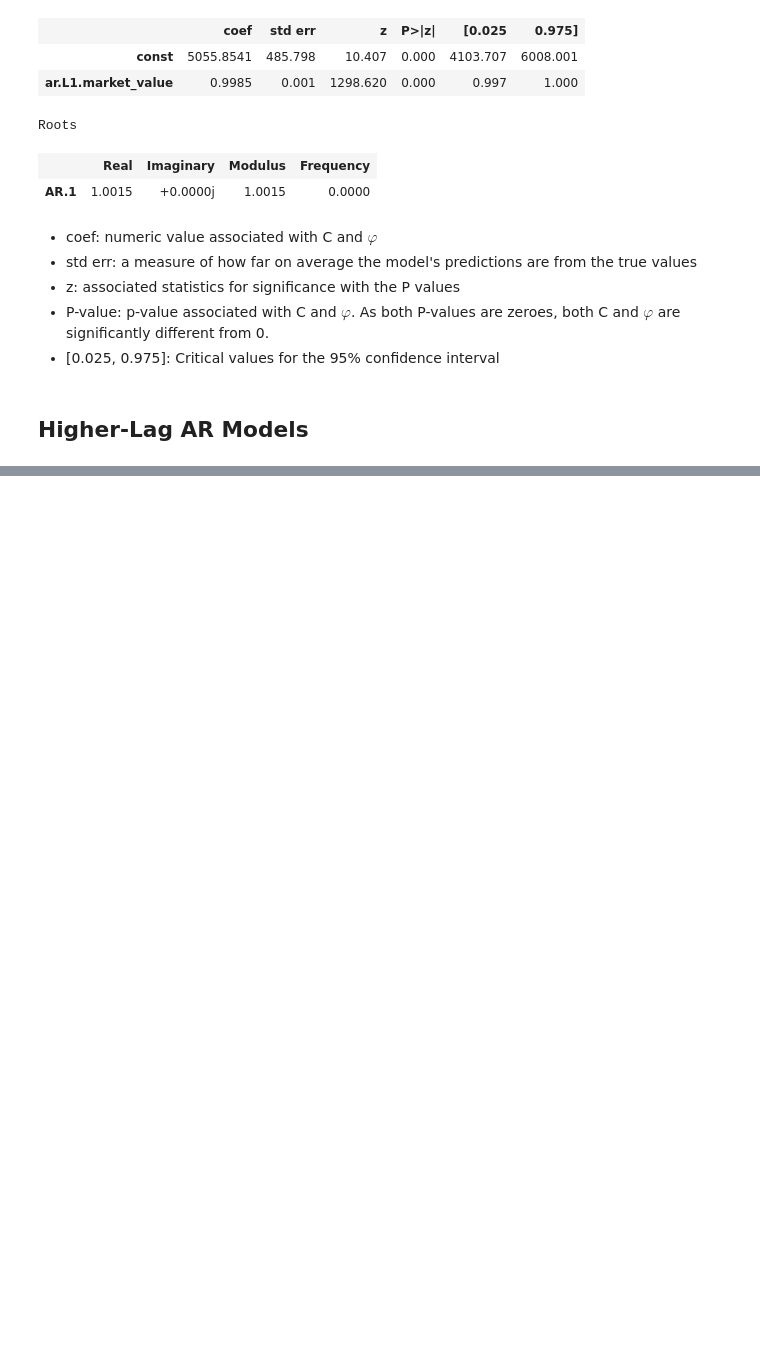
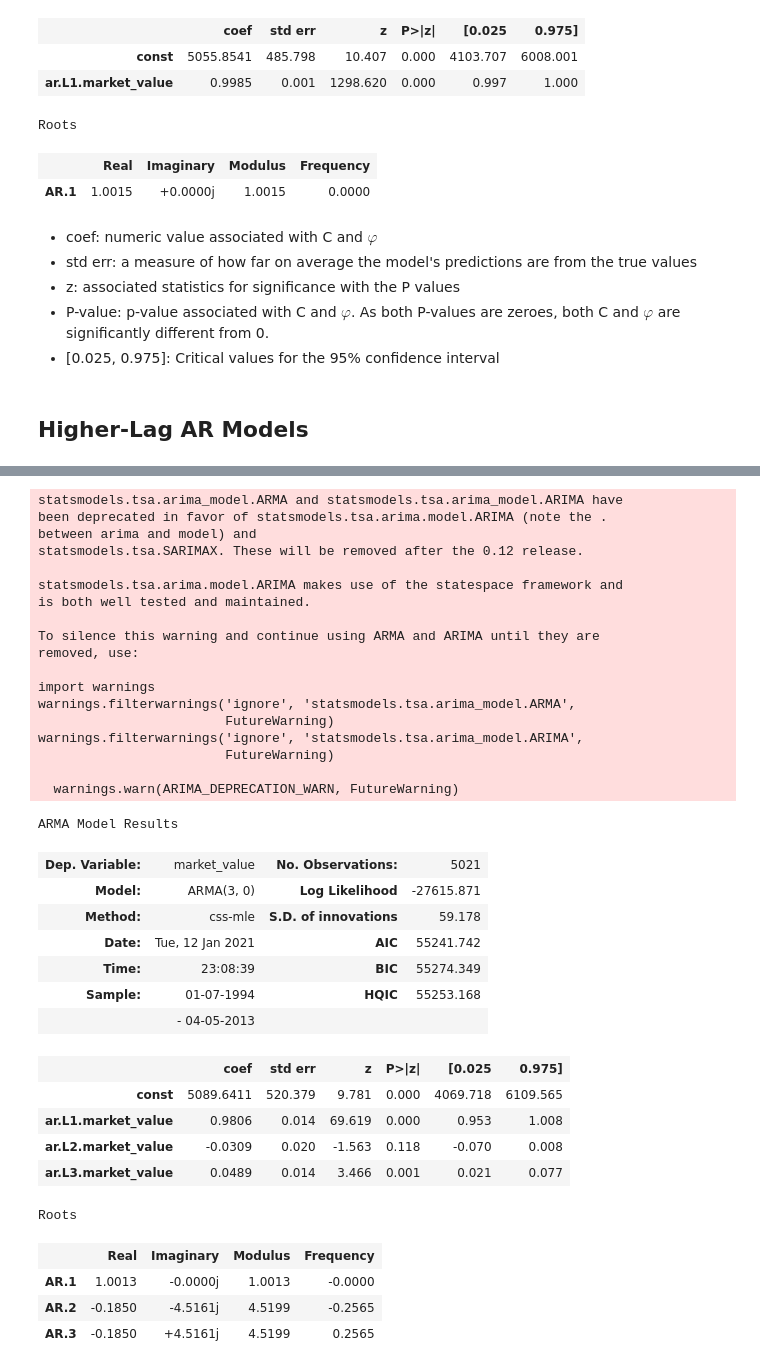
Before and after one commit to mkang32/snp500-analysis, a Jupyter notebook: notebooks/2.the_AR_model.ipynb, the cells around one changed output, grey strips where cells are left out. Drawn from its saved outputs; the diff is of its cells as text; code cells hidden in the pictures; blank space fills up the shorter version.

Commit message:
higher lag AR models

```diff
--- a/notebooks/2.the_AR_model.ipynb
+++ b/notebooks/2.the_AR_model.ipynb
@@ -114,0 +166,42 @@ Roots
+# %%
+# AR(3)
+model_ar_3 = ARMA(df.market_value, order=(3,0))
+results_ar_3 = model_ar_3.fit()
+results_ar_3.summary()
+# %% [output]
+statsmodels.tsa.arima_model.ARMA and statsmodels.tsa.arima_model.ARIMA have
+been deprecated in favor of statsmodels.tsa.arima.model.ARIMA (note the .
+between arima and model) and
+statsmodels.tsa.SARIMAX. These will be removed after the 0.12 release.
+
+statsmodels.tsa.arima.model.ARIMA makes use of the statespace framework and
+is both well tested and maintained.
+
+To silence this warning and continue using ARMA and ARIMA until they are
+removed, use:
+
+import warnings
+warnings.filterwarnings('ignore', 'statsmodels.tsa.arima_model.ARMA',
+                        FutureWarning)
+warnings.filterwarnings('ignore', 'statsmodels.tsa.arima_model.ARIMA',
+                        FutureWarning)
+
+  warnings.warn(ARIMA_DEPRECATION_WARN, FutureWarning)
+ARMA Model Results
+| Dep. Variable: | market_value | No. Observations: | 5021 |
+| Model: | ARMA(3, 0) | Log Likelihood | -27615.871 |
+| Method: | css-mle | S.D. of innovations | 59.178 |
+| Date: | Tue, 12 Jan 2021 | AIC | 55241.742 |
+| Time: | 23:08:39 | BIC | 55274.349 |
+| Sample: | 01-07-1994 | HQIC | 55253.168 |
+|  | - 04-05-2013 |  |  |
+|  | coef | std err | z | P>|z| | [0.025 | 0.975] |
+| const | 5089.6411 | 520.379 | 9.781 | 0.000 | 4069.718 | 6109.565 |
+| ar.L1.market_value | 0.9806 | 0.014 | 69.619 | 0.000 | 0.953 | 1.008 |
+| ar.L2.market_value | -0.0309 | 0.020 | -1.563 | 0.118 | -0.070 | 0.008 |
+| ar.L3.market_value | 0.0489 | 0.014 | 3.466 | 0.001 | 0.021 | 0.077 |
+Roots
+|  | Real | Imaginary | Modulus | Frequency |
+| AR.1 | 1.0013 | -0.0000j | 1.0013 | -0.0000 |
+| AR.2 | -0.1850 | -4.5161j | 4.5199 | -0.2565 |
+| AR.3 | -0.1850 | +4.5161j | 4.5199 | 0.2565 |
```
Also changed, not shown: parts of 18 cells of this notebook.
